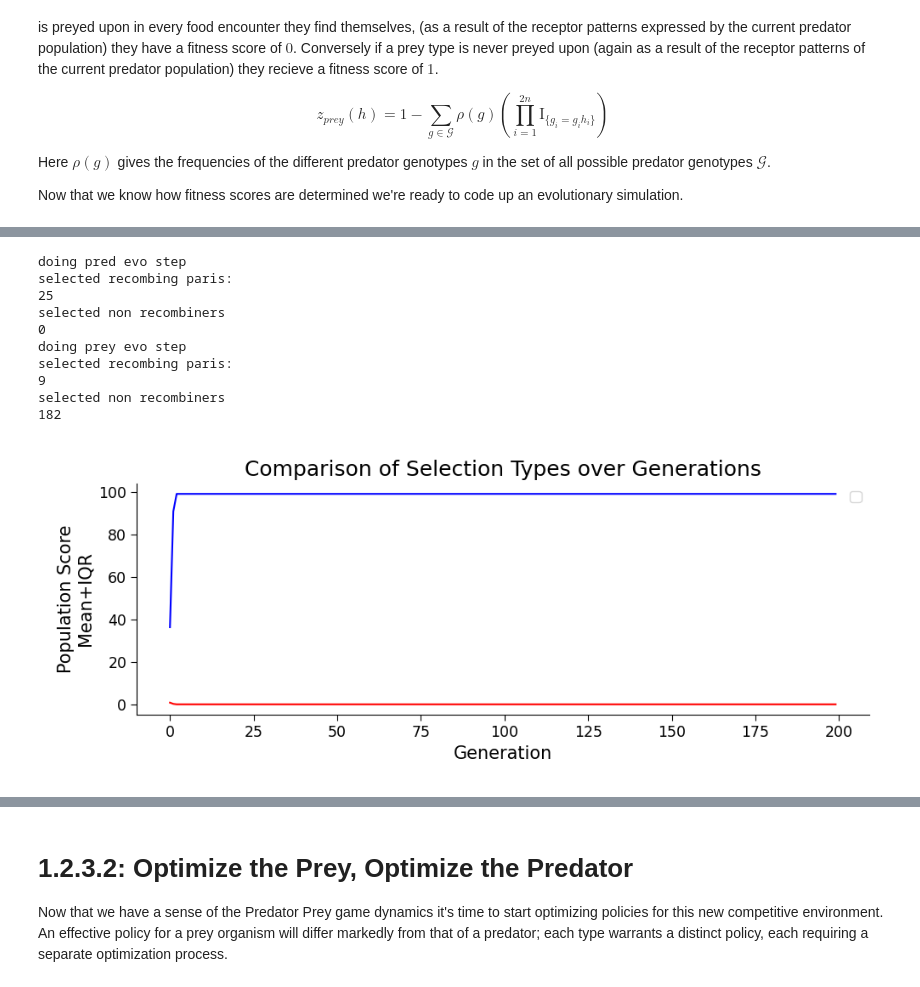
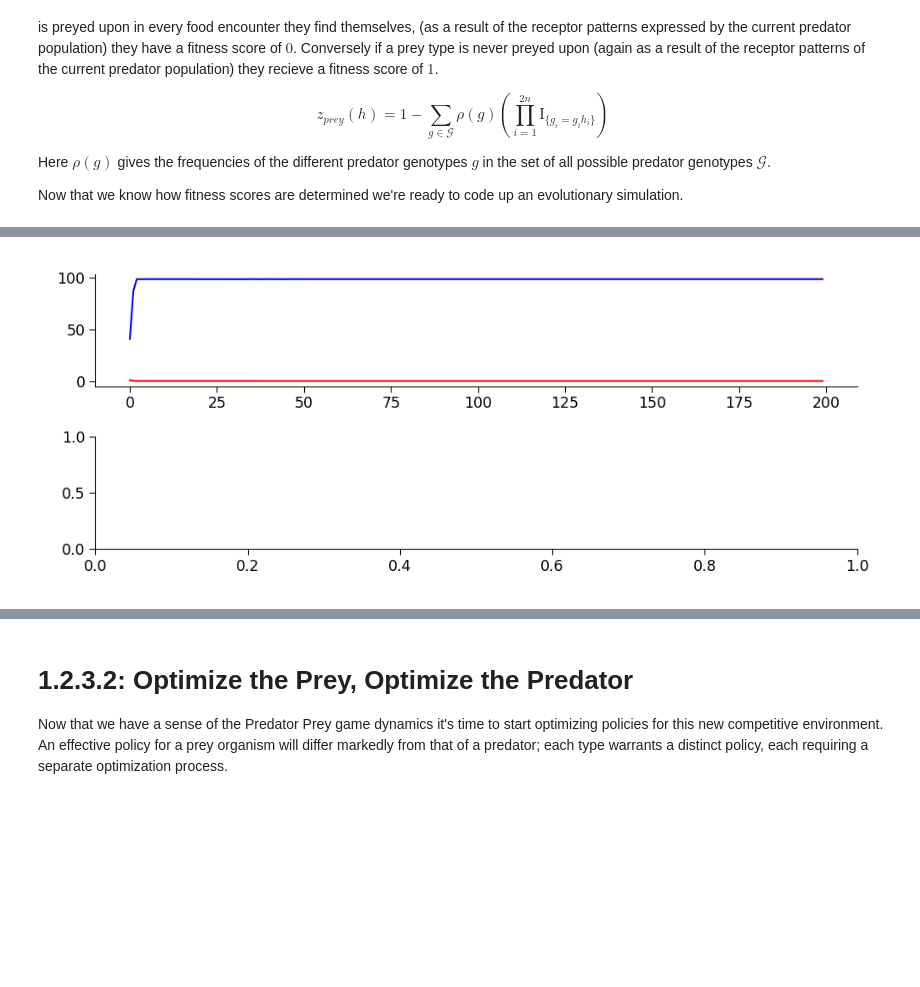
Before and after one commit to dcownden/PerennialProblemsOfLifeWithABrain, a Jupyter notebook: sequences/P1C3_RealEvolution/P1C3_Sequence3.ipynb, the cells around one changed output, grey strips where cells are left out. Cells and saved outputs as stored; diff of their text form; code cells hidden in the pictures; blank space fills up the shorter version.

Commit message:
fix recombination logic

```diff
--- a/sequences/P1C3_RealEvolution/P1C3_Sequence3.ipynb
+++ b/sequences/P1C3_RealEvolution/P1C3_Sequence3.ipynb
@@ -4316,7 +4316,7 @@ def pred_prey_coev_simulation(
       non_food_markers[non_food_marker_id] = extended_pattern.flatten()
       non_food_marker_id += 1
 
-  expected_id = n_markers * 2**(n_markers-1) -1
+  expected_id = n_markers * 2**(n_markers-1)
   if non_food_marker_id == expected_id:
     pass
     #print(f"Check passed: non_food_marker_id is {non_food_marker_id}, as expected.")
@@ -4567,10 +4567,6 @@ def pred_prey_coev_simulation(
       selected_num_recomb_pairs = rng.binomial(pop_size/2,
         np.sum(recombiner_probs)/(np.sum(recombiner_probs) + np.sum(non_recombiner_probs)))
       selected_num_non_recombiners = pop_size - 2 * selected_num_recomb_pairs
-      print('selected recombing paris:')
-      print(selected_num_recomb_pairs)
-      print('selected non recombiners')
-      print(selected_num_non_recombiners)
       if selected_num_non_recombiners >= 1:
         select_non_recomb_indx = rng.choice(init_num_non_recombiners,
                                             size=selected_num_non_recombiners,
@@ -4579,6 +4575,7 @@ def pred_prey_coev_simulation(
         selected_non_recombiners = non_recombiners[select_non_recomb_indx]
       # select the recombiners to avoid self mating
       if selected_num_recomb_pairs >= 1:
+        print(selected_num_recomb_pairs)
         selected_parent_indices_1 = rng.choice(init_num_recombiners,
                                                size=selected_num_recomb_pairs,
                                                p=recombiner_probs/np.sum(recombiner_probs),
@@ -4602,7 +4599,7 @@ def pred_prey_coev_simulation(
         # Adjust any out-of-bounds indices (result of pairing up at the top
         # or down at the bottom
         selected_parent_indices_2[selected_parent_indices_2 < 0] = 1
-        selected_parent_indices_2[selected_parent_indices_2 >= selected_num_recomb_pairs] = selected_num_recomb_pairs - 2
+        selected_parent_indices_2[selected_parent_indices_2 >= init_num_recombiners] = init_num_recombiners - 2
         # now make the parent pairs with the selected indices
         parent_pairs_shape = (selected_num_recomb_pairs, 2, genome_length,)
         parent_pairs = np.zeros(parent_pairs_shape, dtype=np.bool_)
@@ -4648,14 +4645,7 @@ def pred_prey_coev_simulation(
 
   # Run the simulation
   for generation in range(n_gen):
-    print('generation')
-    print(generation)
-    print('prey_pop_shape')
-    print(prey_population.shape)
-    print('pred_pop_shape')
-    print(pred_population.shape)
     # Calculate scores for each genotype in both populations
-    print('calculating scores')
     pred_scores, prey_scores = calculate_scores(pred_population,
                                                 prey_population,
                                                 non_food_patterns_array,
@@ -4666,7 +4656,6 @@ def pred_prey_coev_simulation(
     update_history(prey_population, prey_scores, prey_results,
                    prey_has_distinct_types, generation)
     # Selective Reproduction, Recombination and Mutation based on scores
-    print('doing pred evo step')
     pred_population = parent_selection_recombination_mutation(
         pred_population, pred_scores, pred_selection_type,
         pred_proportion_scale, pred_proportion_shift,
@@ -4674,7 +4663,6 @@ def pred_prey_coev_simulation(
         pred_truncation_threshold, pred_offspring_per_parent, pred_num_parents,
         pred_has_assortative_pairing, pred_recombination_type,
         pred_mutation_rate, rng)
-    print('doing prey evo step')
     prey_population = parent_selection_recombination_mutation(
         prey_population, prey_scores, prey_selection_type,
         prey_proportion_scale, prey_proportion_shift,
@@ -4686,7 +4674,8 @@ def pred_prey_coev_simulation(
   return pred_results, prey_results
 
 
-def plot_selection_results(ax, n_gen=200, pred_pop_size=50, prey_pop_size=200,
+def plot_selection_results(ax_pred, ax_prey, n_gen=200,
+      pred_pop_size=50, prey_pop_size=200,
       pred_selection_type='softmax', prey_selection_type='softmax',
       pred_softmax_temp=0.5, prey_softmax_temp=0.5,
       pred_truncation_threshold=0.5, prey_truncation_threshold=0.5,
@@ -4700,29 +4689,24 @@ def plot_selection_results(ax, n_gen=200, pred_pop_size=50, prey_pop_size=200,
   # Call the pred_prey_coev_simulation function
   r_pred, r_prey = pred_prey_coev_simulation(
       pred_pop_size=pred_pop_size, prey_pop_size=prey_pop_size, n_gen=n_gen,
-        pred_selection_type=pred_selection_type, prey_selection_type=prey_selection_type,
-        pred_softmax_temp=pred_softmax_temp, prey_softmax_temp=prey_softmax_temp,
-        pred_truncation_threshold=pred_truncation_threshold, prey_truncation_threshold=prey_truncation_threshold,
-        pred_mutation_rate=pred_mutation_rate, prey_mutation_rate=prey_mutation_rate,
-        pred_has_mutation=pred_has_mutation, prey_has_mutation=prey_has_mutation,
-        pred_has_recombination=pred_has_recombination, prey_has_recombination=prey_has_recombination,
-        pred_has_distinct_types=pred_has_distinct_types, prey_has_distinct_types=prey_has_distinct_types,
-        pred_has_assortative_pairing=pred_has_assortative_pairing, prey_has_assortative_pairing=prey_has_assortative_pairing,
-        seed=seed)
+      pred_selection_type=pred_selection_type, prey_selection_type=prey_selection_type,
+      pred_softmax_temp=pred_softmax_temp, prey_softmax_temp=prey_softmax_temp,
+      pred_truncation_threshold=pred_truncation_threshold, prey_truncation_threshold=prey_truncation_threshold,
+      pred_mutation_rate=pred_mutation_rate, prey_mutation_rate=prey_mutation_rate,
+      pred_has_mutation=pred_has_mutation, prey_has_mutation=prey_has_mutation,
+      pred_has_recombination=pred_has_recombination, prey_has_recombination=prey_has_recombination,
+      pred_has_distinct_types=pred_has_distinct_types, prey_has_distinct_types=prey_has_distinct_types,
+      pred_has_assortative_pairing=pred_has_assortative_pairing, prey_has_assortative_pairing=prey_has_assortative_pairing,
+      seed=seed)
   generations = np.arange(n_gen)
 
-  ax.plot(generations, r_pred['mean_hist'], color=pred_color, label=pred_label)
-  ax.plot(generations, r_prey['mean_hist'], color=prey_color, label=prey_label)
+  ax_pred.plot(generations, r_pred['mean_hist'], color=pred_color, label=pred_label)
+  ax_pred.plot(generations, r_prey['mean_hist'], color=prey_color, label=prey_label)
 
 
-fig, ax = plt.subplots(figsize=(10, 4))
+fig, (ax_pred, ax_prey) = plt.subplots(2, 1, figsize=(10, 4))
 
-plot_selection_results(ax)
-ax.set_xlabel('Generation')
-ax.set_ylabel('Population Score\nMean+IQR')
-ax.set_title('Comparison of Selection Types over Generations')
-ax.legend()
-
+plot_selection_results(ax_pred, ax_prey)
 remove_ip_clutter(fig)
 plt.show()
 # %% [output]
@@ -4747,11 +4730 @@ WARNING:matplotlib.legend:No artists with labels found to put in legend.  Note t
-doing pred evo step
-selected recombing paris:
-25
-selected non recombiners
-0
-doing prey evo step
-selected recombing paris:
-9
-selected non recombiners
-182
-[figure, old version]
+[figure, new version]
```
Also changed, not shown: parts of 3 cells of this notebook.
